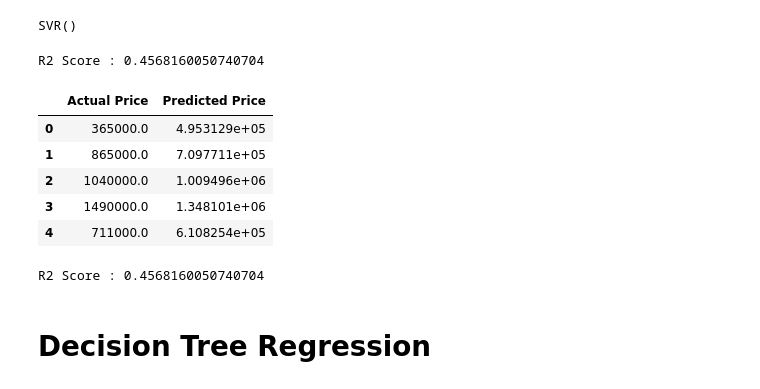
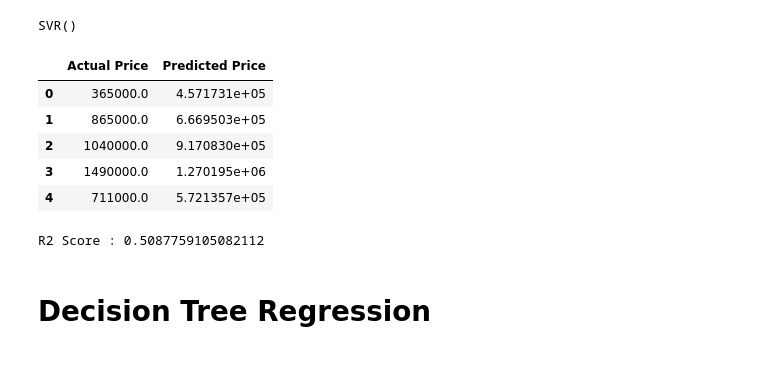
Before and after one commit to Gyanendrajeet/PBEL, a Jupyter notebook: Gyanendra_Shukla.ipynb, the cells around one changed output. Saved outputs shown, nothing was run; the diff lists cells and outputs as text; code cells hidden in the pictures.

```diff
--- a/Gyanendra_Shukla.ipynb
+++ b/Gyanendra_Shukla.ipynb
@@ -176,4 +166,4 @@ model = LinearRegression()
 # %%
-model.fit(X_poly_train, y_train)
+poly_model.fit(X_train, y_train)
 # %% [output]
 LinearRegression()
@@ -214,8 +199,8 @@ X_test_scaled = sc_X.transform(X_test)
 # %%
 y_train_scaled = sc_y.fit_transform(y_train.values.reshape(-1,1)).ravel()
 # %%
-model = SVR(kernel='rbf')
+svr_model = SVR(kernel='rbf')
 # %%
-model.fit(X_train_scaled, y_train_scaled)
+svr_model.fit(X_train_scaled, y_train_scaled)
 # %% [output]
 SVR()
@@ -224,26 +207,26 @@ prediction_scaled = model.predict(X_test_scaled)
-# %%
-score = r2_score(y_test, prediction)
-print("R2 Score :", score)
-# %% [output]
-R2 Score : 0.4568160050740704
+# %%
+prediction_scaled = svr_model.predict(X_test_scaled)
+svr_prediction = sc_y.inverse_transform(prediction_scaled.reshape(-1,1)).flatten()
+
+svr_score = r2_score(y_test, svr_prediction)
 # %%
 comparison = pd.DataFrame({
     "Actual Price": y_test.values,
-    "Predicted Price": prediction.flatten()
+    "Predicted Price": svr_prediction.flatten()
 })
 
 comparison.head()
 # %% [output]
 |  | Actual Price | Predicted Price |
-| 0 | 365000.0 | 4.953129e+05 |
-| 1 | 865000.0 | 7.097711e+05 |
-| 2 | 1040000.0 | 1.009496e+06 |
-| 3 | 1490000.0 | 1.348101e+06 |
-| 4 | 711000.0 | 6.108254e+05 |
+| 0 | 365000.0 | 4.571731e+05 |
+| 1 | 865000.0 | 6.669503e+05 |
+| 2 | 1040000.0 | 9.170830e+05 |
+| 3 | 1490000.0 | 1.270195e+06 |
+| 4 | 711000.0 | 5.721357e+05 |
 # %%
-print("R2 Score :", score)
+print("R2 Score :", svr_score)
 # %% [output]
-R2 Score : 0.4568160050740704
+R2 Score : 0.5087759105082112
 # %% [markdown]
 # Decision Tree Regression
 # %%
```
Also changed, not shown: parts of 35 cells of this notebook.
